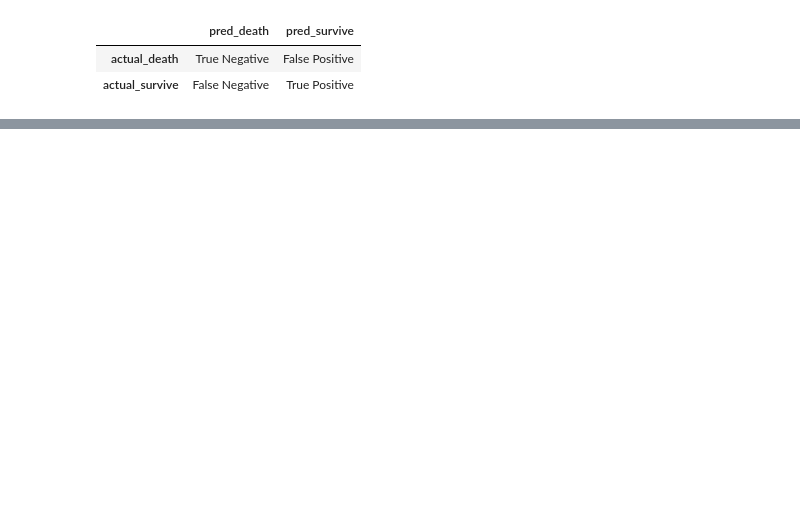
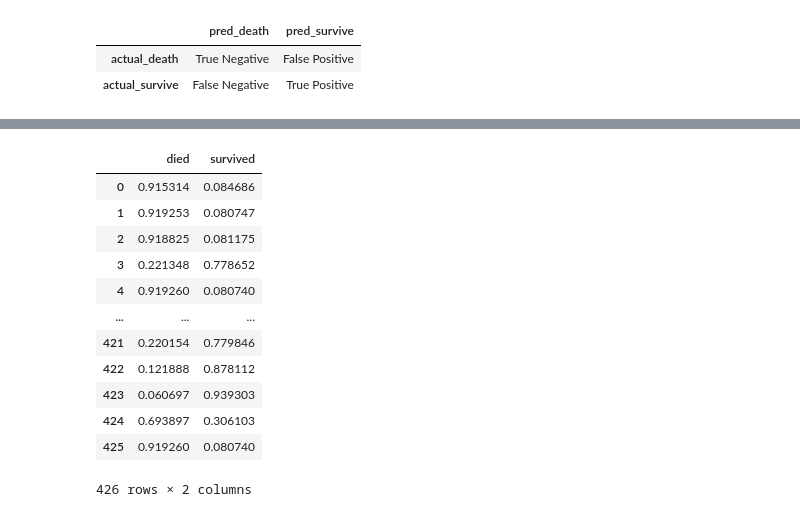
Before and after one commit to Zachary-Stufflebeme/Classification-exercises, a Jupyter notebook: model.ipynb, the cells around one changed output, grey strips where cells are left out. Cells and saved outputs as stored; diff of their text form; code cells hidden in the pictures; blank space fills up the shorter version.

```diff
--- a/model.ipynb
+++ b/model.ipynb
@@ -407,0 +358,17 @@ weighted avg       0.84      0.84      0.84       534
+# %%
+#model 2
+y_pred_proba2
+# %% [output]
+|  | died | survived |
+| 0 | 0.915314 | 0.084686 |
+| 1 | 0.919253 | 0.080747 |
+| 2 | 0.918825 | 0.081175 |
+| 3 | 0.221348 | 0.778652 |
+| 4 | 0.919260 | 0.080740 |
+| ... | ... | ... |
+| 421 | 0.220154 | 0.779846 |
+| 422 | 0.121888 | 0.878112 |
+| 423 | 0.060697 | 0.939303 |
+| 424 | 0.693897 | 0.306103 |
+| 425 | 0.919260 | 0.080740 |
+426 rows × 2 columns
```
Also changed, not shown: parts of 75 cells of this notebook.
